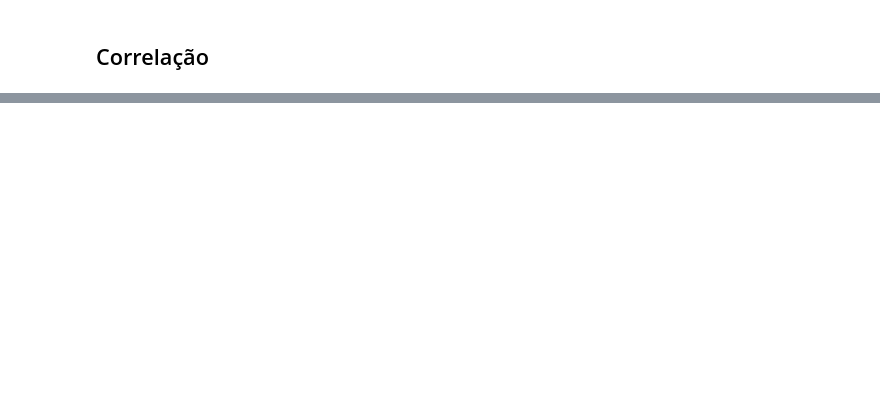
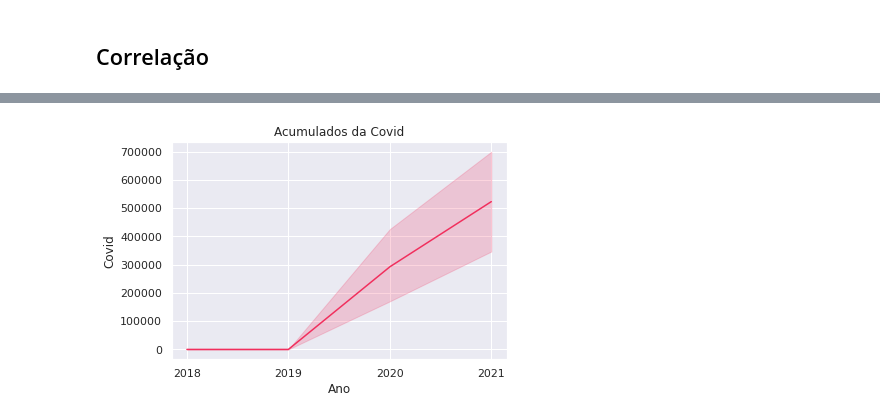
Before and after one commit to celsina/analise-turismo-internacional, a Jupyter notebook: Analise_Turismo/Analise_Turismo_Internacional.ipynb, the cells around one changed output, grey strips where cells are left out. Cells and saved outputs as stored; diff of their text form; code cells hidden in the pictures; blank space fills up the shorter version.

```diff
--- a/Analise_Turismo/Analise_Turismo_Internacional.ipynb
+++ b/Analise_Turismo/Analise_Turismo_Internacional.ipynb
@@ -565,0 +560,10 @@ Neste caso, o número de turistas internacionais desembarcados nos estados do no
+# %%
+grafico_linha_covid = sns.lineplot(
+    data = turismo_covid,
+    x='Ano', y= 'Covid',
+    color='#f12f5d'
+)
+grafico_linha_covid.set_title('Acumulados da Covid')
+plt.show(grafico_linha_covid)
+# %% [output]
+[figure, added]
```
Also changed, not shown: parts of 32 cells of this notebook, 3 other files.
